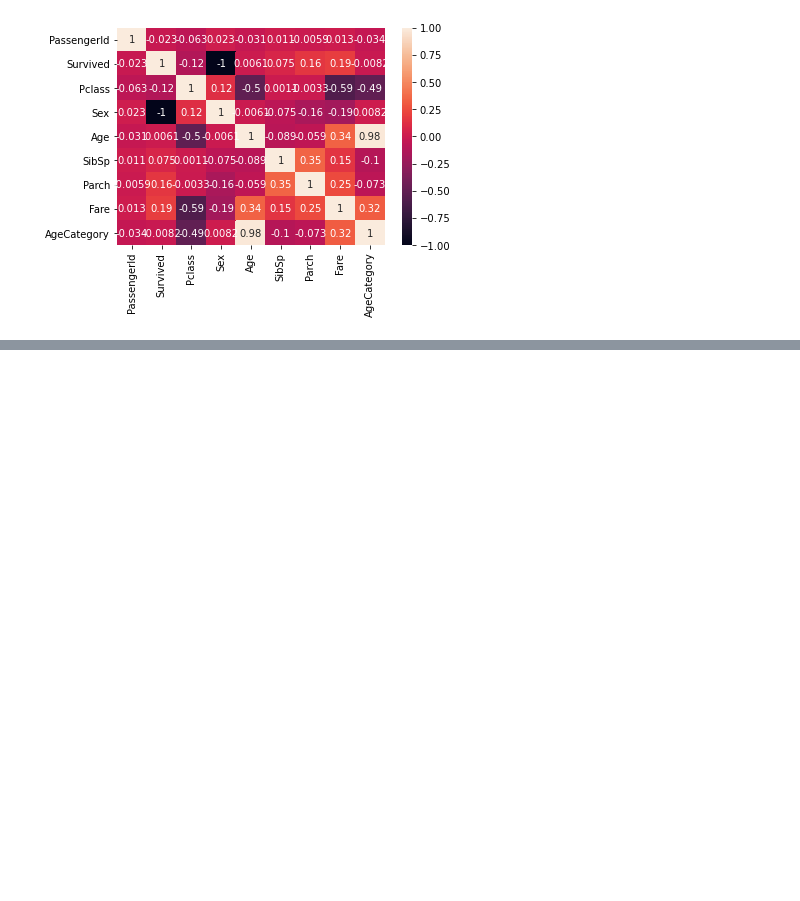
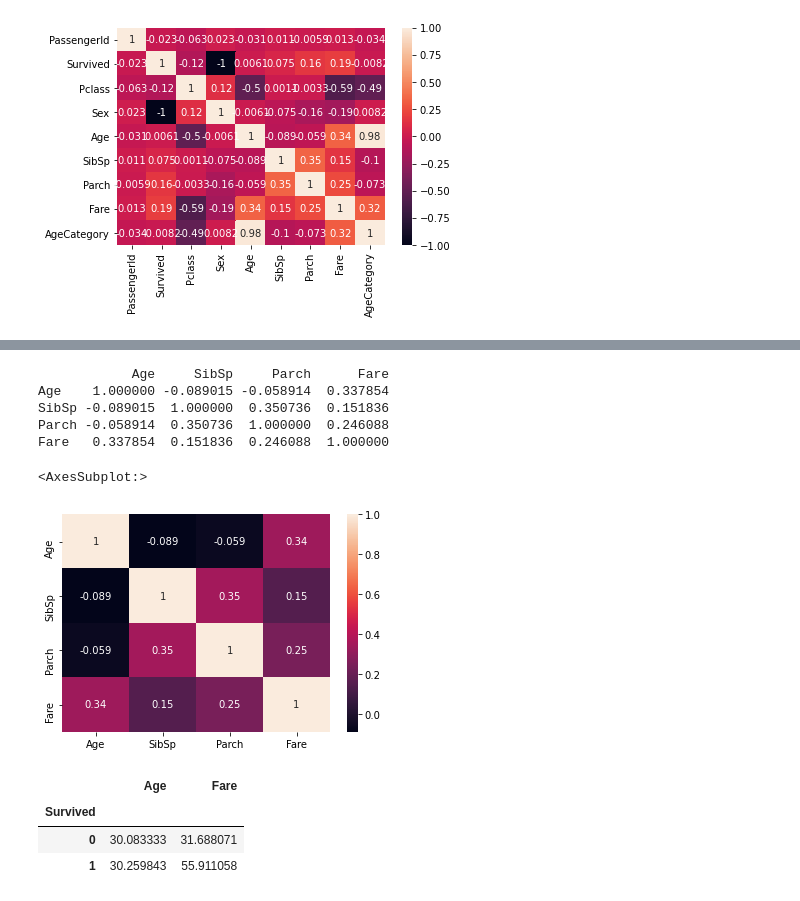
Before and after one commit to ChristinaPDS/Titanic-, a Jupyter notebook: TitanicProject.ipynb, the cells around one changed output, grey strips where cells are left out. Saved outputs shown, nothing was run; the diff lists cells and outputs as text; code cells hidden in the pictures; blank space fills up the shorter version.

```diff
--- a/TitanicProject.ipynb
+++ b/TitanicProject.ipynb
@@ -295,0 +325,18 @@ sns.heatmap(df.corr(), annot=True);
+# %%
+print(df_numeric.corr())
+sns.heatmap(df_numeric.corr(), annot=True)
+# %% [output]
+            Age     SibSp     Parch      Fare
+Age    1.000000 -0.089015 -0.058914  0.337854
+SibSp -0.089015  1.000000  0.350736  0.151836
+Parch -0.058914  0.350736  1.000000  0.246088
+Fare   0.337854  0.151836  0.246088  1.000000
+<AxesSubplot:>
+[figure, added]
+# %%
+pd.pivot_table(df, index = 'Survived', values = ['Age', 'Fare'])
+# %% [output]
+|  | Age | Fare |
+| Survived |  |  |
+| 0 | 30.083333 | 31.688071 |
+| 1 | 30.259843 | 55.911058 |
```
Also changed, not shown: parts of 17 cells of this notebook.
